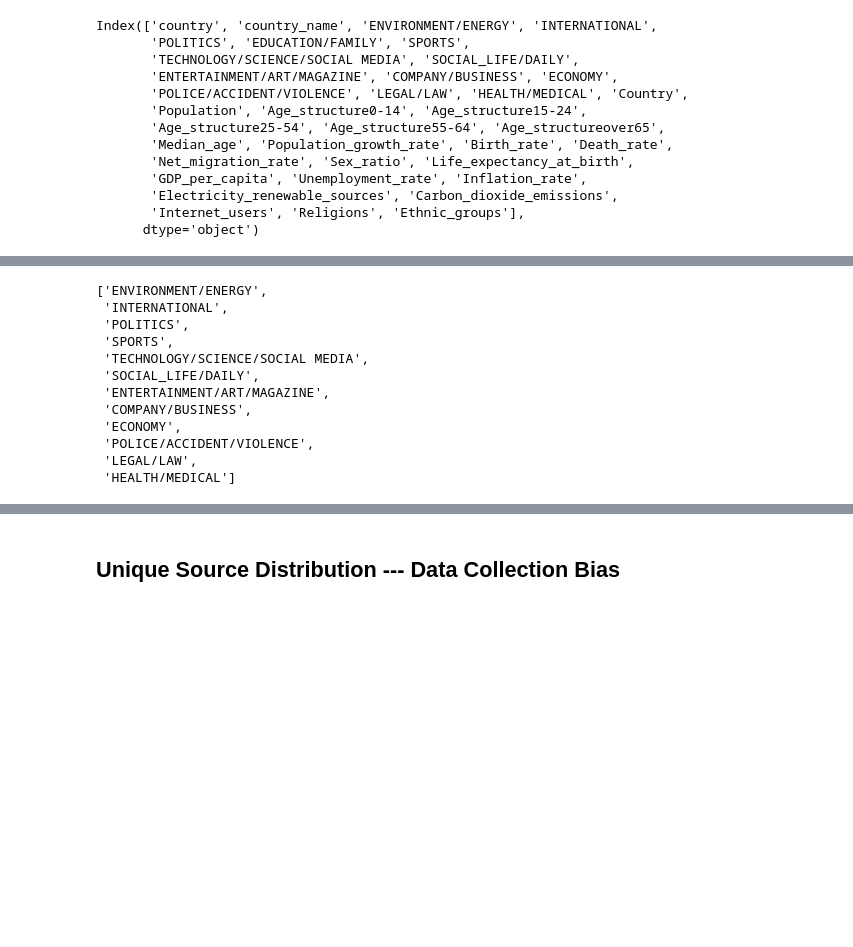
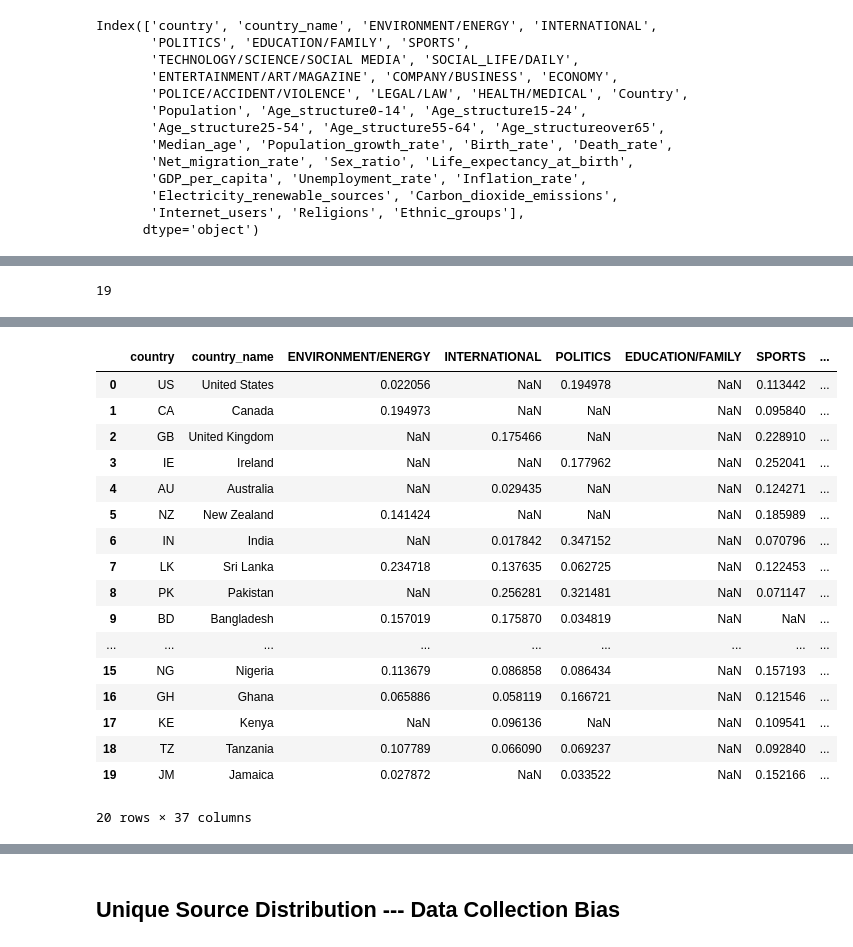
Before and after one commit to camligorkem/ADA_2018_Project, a Jupyter notebook: Notebooks/Data_Analysis.ipynb, the cells around one changed output, grey strips where cells are left out. Drawn from its saved outputs; the diff is of its cells as text; code cells hidden in the pictures; blank space fills up the shorter version.

```diff
--- a/Notebooks/Data_Analysis.ipynb
+++ b/Notebooks/Data_Analysis.ipynb
@@ -156,30 +292,14 @@ display(correlations)
 # %%
-corr_result = correlations.drop(columns=['facts','EDUCATION/FAMILY'])
-new_topics =TOPIC_LIST
-new_topics.remove('EDUCATION/FAMILY')
+corr_result = correlations.drop(columns=['facts'])
 res= corr_result.values
-#len(res)
+len(res)
 #res
+# %% [output]
+19
-# %%
-new_topics
-# %% [output]
-['ENVIRONMENT/ENERGY',
- 'INTERNATIONAL',
- 'POLITICS',
- 'SPORTS',
- 'TECHNOLOGY/SCIENCE/SOCIAL MEDIA',
- 'SOCIAL_LIFE/DAILY',
- 'ENTERTAINMENT/ART/MAGAZINE',
- 'COMPANY/BUSINESS',
- 'ECONOMY',
- 'POLICE/ACCIDENT/VIOLENCE',
- 'LEGAL/LAW',
- 'HEALTH/MEDICAL']
 # %%
 trace = go.Heatmap(z=res,
-                   x=new_topics,
+                   x=TOPIC_LIST,
                    y=fact_columns[:-2])
-data=[trace]
-py.iplot(data, filename='labelled-heatmap')
+py.iplot([trace], filename='labelled-heatmap')
 # %% [output]
 [interactive output not drawn]
@@ -192,0 +317,21 @@ py.iplot(data, filename='labelled-heatmap')
+# %%
+data
+# %% [output]
+|  | country | country_name | ENVIRONMENT/ENERGY | INTERNATIONAL | POLITICS | EDUCATION/FAMILY | SPORTS | ... |
+| 0 | US | United States | 0.022056 | NaN | 0.194978 | NaN | 0.113442 | ... |
+| 1 | CA | Canada | 0.194973 | NaN | NaN | NaN | 0.095840 | ... |
+| 2 | GB | United Kingdom | NaN | 0.175466 | NaN | NaN | 0.228910 | ... |
+| 3 | IE | Ireland | NaN | NaN | 0.177962 | NaN | 0.252041 | ... |
+| 4 | AU | Australia | NaN | 0.029435 | NaN | NaN | 0.124271 | ... |
+| 5 | NZ | New Zealand | 0.141424 | NaN | NaN | NaN | 0.185989 | ... |
+| 6 | IN | India | NaN | 0.017842 | 0.347152 | NaN | 0.070796 | ... |
+| 7 | LK | Sri Lanka | 0.234718 | 0.137635 | 0.062725 | NaN | 0.122453 | ... |
+| 8 | PK | Pakistan | NaN | 0.256281 | 0.321481 | NaN | 0.071147 | ... |
+| 9 | BD | Bangladesh | 0.157019 | 0.175870 | 0.034819 | NaN | NaN | ... |
+| ... | ... | ... | ... | ... | ... | ... | ... | ... |
+| 15 | NG | Nigeria | 0.113679 | 0.086858 | 0.086434 | NaN | 0.157193 | ... |
+| 16 | GH | Ghana | 0.065886 | 0.058119 | 0.166721 | NaN | 0.121546 | ... |
+| 17 | KE | Kenya | NaN | 0.096136 | NaN | NaN | 0.109541 | ... |
+| 18 | TZ | Tanzania | 0.107789 | 0.066090 | 0.069237 | NaN | 0.092840 | ... |
+| 19 | JM | Jamaica | 0.027872 | NaN | 0.033522 | NaN | 0.152166 | ... |
+20 rows × 37 columns
```
Also changed, not shown: parts of 26 cells of this notebook, 3 other files.
